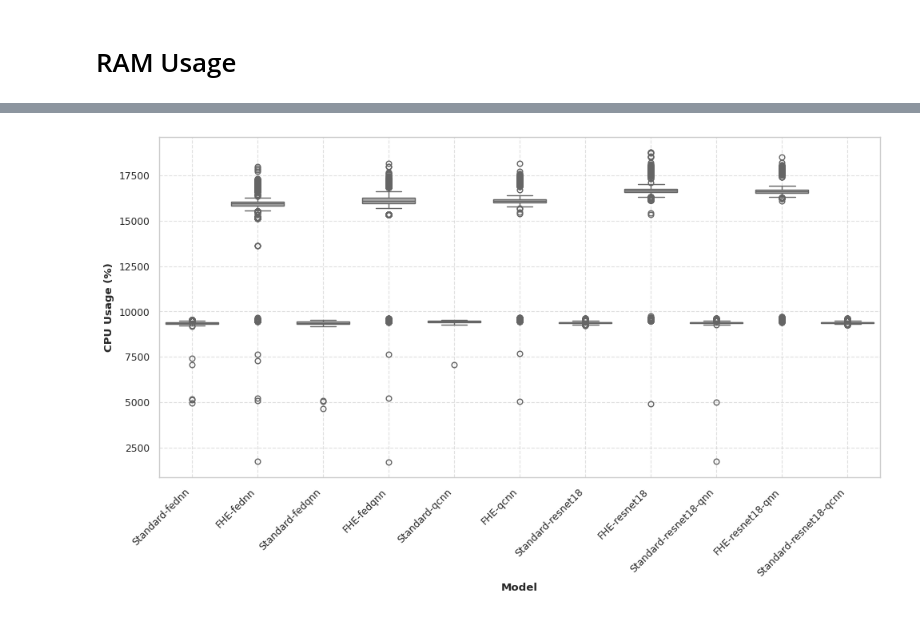
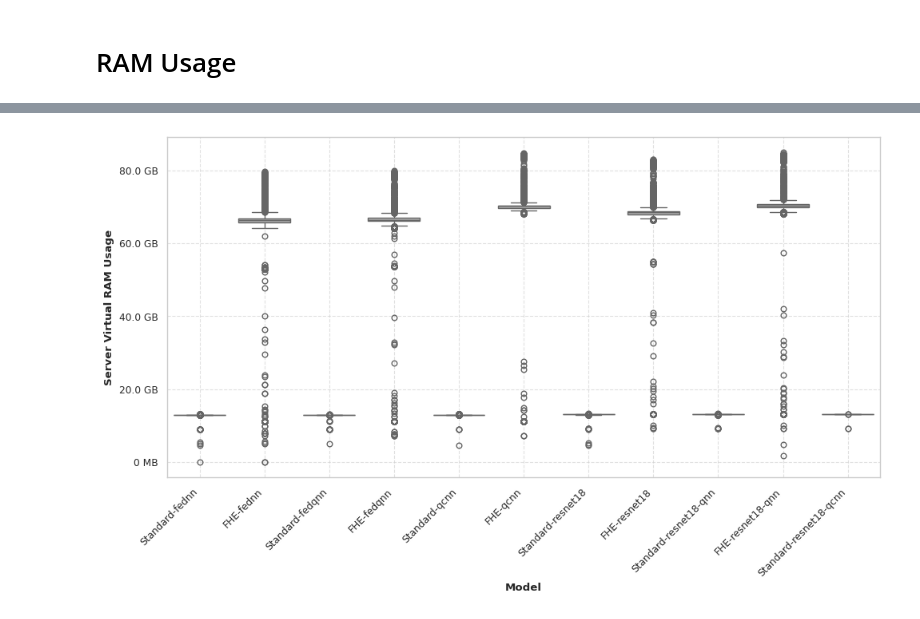
Before and after one commit to batcapricorn/encrypted-qfl, a Jupyter notebook: analysis/wandb.ipynb, the cells around one changed output, grey strips where cells are left out. Saved outputs shown, nothing was run; the diff lists cells and outputs as text; code cells hidden in the pictures.

Commit message:
add more visuals

```diff
--- a/analysis/wandb.ipynb
+++ b/analysis/wandb.ipynb
@@ -391,6 +391,8 @@ def get_metric_by_model_type(
         except KeyError:
             print(f"Somehow parameter was not found for group {group}.")
             continue
+
+    metrics = {k: metrics[k] for k in KEY_ORDER}
     return metrics
 # %%
 training_times = get_metric_by_model_type(runs, groups, "server_metric", "total_training_time")
@@ -531,22 +523,0 @@ Checking group Standard-qcnn-14166518
-# %%
-metric_label = "CPU Usage %"
-df = get_dataframe_from_metrics_data(client_cpu_usage, metric_label)
-
-def display_boxplot(metrics_df: pd.DataFrame, metric_label: str) -> pd.DataFrame:
-
-    sns.set_theme(style="whitegrid", context="paper")
-
-    plt.figure(figsize=(10, 6))
-    sns.boxplot(x="Model", y=metric_label, data=metrics_df, color=COLOR)
-
-    plt.xticks(rotation=45, ha="right")
-    plt.xlabel("Model", fontweight="bold")
-    plt.ylabel("CPU Usage (%)", fontweight="bold")
-    plt.grid(True, linestyle="--", alpha=0.6)
-
-    # Display the plot
-    plt.tight_layout()
-    plt.show()
-
-display_boxplot(df, metric_label)
-df.groupby("Model").describe()
@@ -591,0 +571,14 @@ Checking group Standard-qcnn-14166518
+# %%
+def format_usage(usage_mb, _):
+    if usage_mb < 1_000:
+        return f"{int(usage_mb)} MB"
+    else:
+        gb = round(usage_mb / 1_000, 2)
+        return f"{gb} GB"
+
+client_vir_ram_usage = get_metric_by_model_type(runs, groups, "system_metric", "client_virtual_memory_mb")
+metric_label = "Client Virtual RAM Usage"
+df = get_dataframe_from_metrics_data(client_vir_ram_usage, metric_label)
+
+display_boxplot(df, metric_label, format_usage)
+df.groupby("Model").describe()
@@ -592,8 +601,9 @@ Checking group Standard-qcnn-14166518
 # %%
-metric_label = "Virtual RAM Usage (MB)"
-df = get_dataframe_from_metrics_data(client_vir_ram_usage, metric_label)
+server_vir_ram_usage = get_metric_by_model_type(runs, groups, "system_metric", "server_virtual_memory_mb")
+metric_label = "Server Virtual RAM Usage"
+df = get_dataframe_from_metrics_data(server_vir_ram_usage, metric_label)
 
-display_boxplot(df, metric_label)
+display_boxplot(df, metric_label, format_usage)
 df.groupby("Model").describe()
 # %% [output]
-[figure, old version]
+[figure, new version]
```
Also changed, not shown: parts of 19 cells of this notebook.
